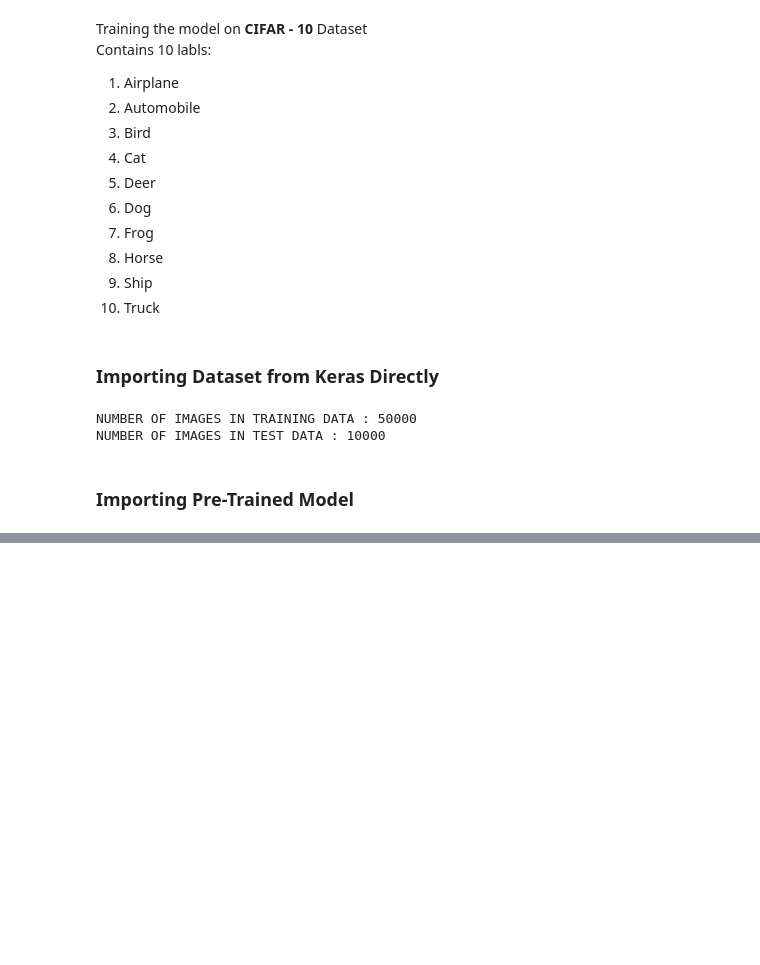
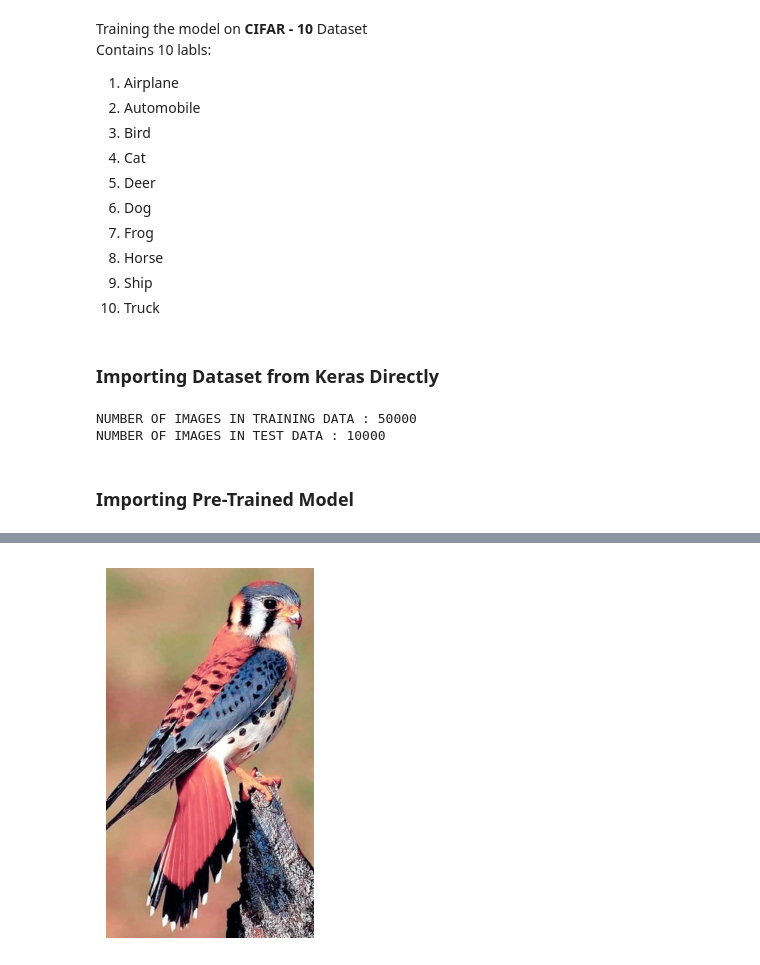
Before and after one commit to pradhans369/Deep_Learning, a Jupyter notebook: 7_9_4_Training_new_model_on_preTrained_model.ipynb, the cells around one changed output, grey strips where cells are left out. Cells and saved outputs as stored; diff of their text form; code cells hidden in the pictures; blank space fills up the shorter version.

```diff
--- a/7_9_4_Training_new_model_on_preTrained_model.ipynb
+++ b/7_9_4_Training_new_model_on_preTrained_model.ipynb
@@ -23,6 +23,13 @@ import keras_hub
 ### Importing Dataset from Keras Directly
 # %%
 (x_train, y_train), (x_test, y_test) = keras.datasets.cifar10.load_data()
+# %%
+preprocessor = keras_hub.models.ImageClassifierPreprocessor.from_preset(
+    "resnet_vd_50_ssld_v2_imagenet"
+)
+
+base_model = keras_hub.models.Backbone.from_preset("resnet_vd_50_ssld_v2_imagenet")
+base_model.trainable = False
 # %%
 print(f"NUMBER OF IMAGES IN TRAINING DATA : {len(x_train)}")
 print(f"NUMBER OF IMAGES IN TEST DATA : {len(x_test)}")
@@ -82,0 +65,21 @@ model.get_layer("predictions").get_config()
+# %%
+model = keras.Sequential([
+    preprocessor,
+    base_model,
+    layers.GlobalAveragePooling2D(),
+    layers.Dense(10, activation="softmax")
+])
+# %%
+model.compile(
+    optimizer="adam",
+    loss="sparse_categorical_crossentropy",
+    metrics=["accuracy"]
+)
+# %%
+model.fit(
+    x_train,
+    y_train,
+    validation_data=(x_test, y_test),
+    epochs=5,
+    batch_size=64
+)
@@ -82,0 +164,18 @@ model.get_layer("predictions").get_config()
+# %%
+image_url = "http://imgs.search.brave.com/WvmxTsvH5ksMpcgrZC8TJTZM5lFnWdG8PEUcKBIBdEE/rs:fit:500:0:1:0/g:ce/aHR0cHM6Ly9pLnBp/bmltZy5jb20vb3Jp/Z2luYWxzLzA2Lzgx/LzliLzA2ODE5YjBk/ZWY1ZDdlZDRhOWJk/Mzg2OWZmOTk3MGVj/LmpwZw"
+image_path = keras.utils.get_file(origin=image_url)
+img = keras.utils.load_img(image_path)
+plt.imshow(img)
+plt.axis("off")
+plt.show()
+
+img_array = keras.utils.img_to_array(img)
+img_batch = np.expand_dims(img_array, axis=0)
+
+predictions = model.predict(img_batch)
+predicted_class_index = np.argmax(predictions[0])
+predicted_class_name = class_names[predicted_class_index]
+
+print(f"Predicted Class: {predicted_class_name}")
+# %% [output]
+[figure, added]
```
Also changed, not shown: parts of 12 cells of this notebook, 6 other files.
